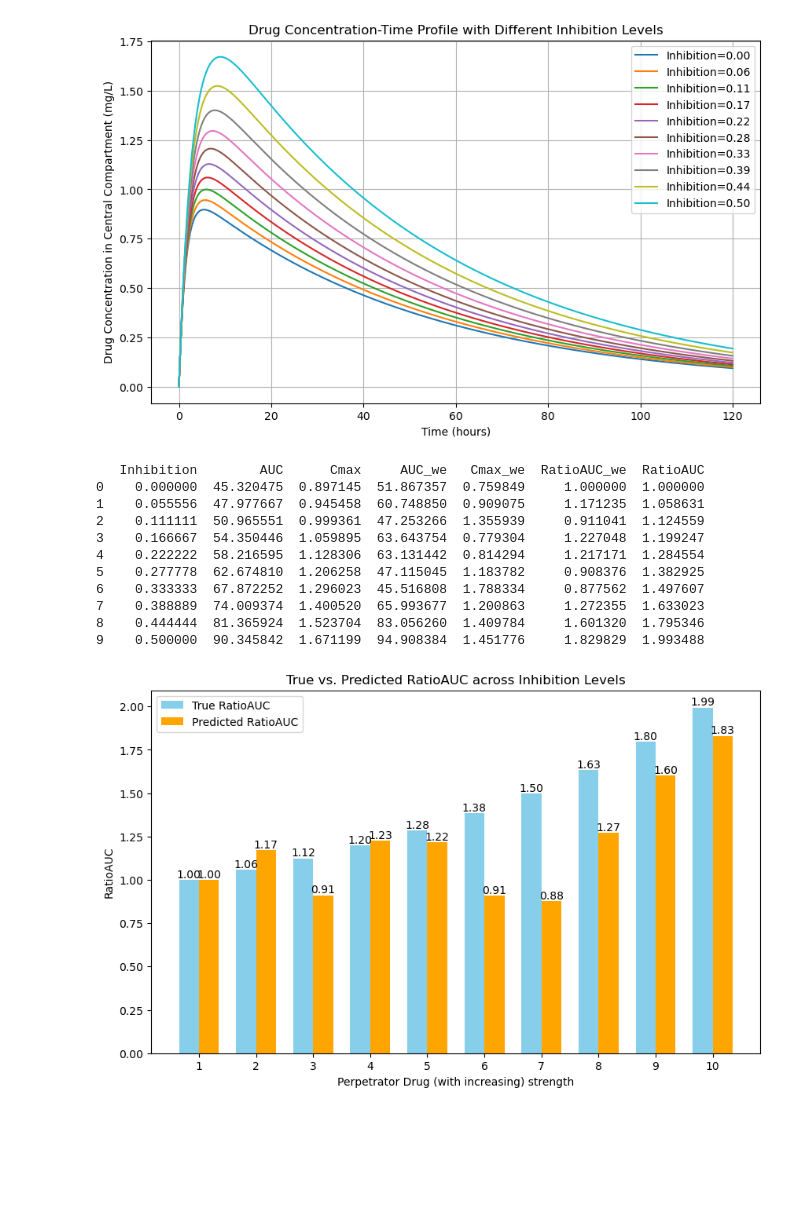
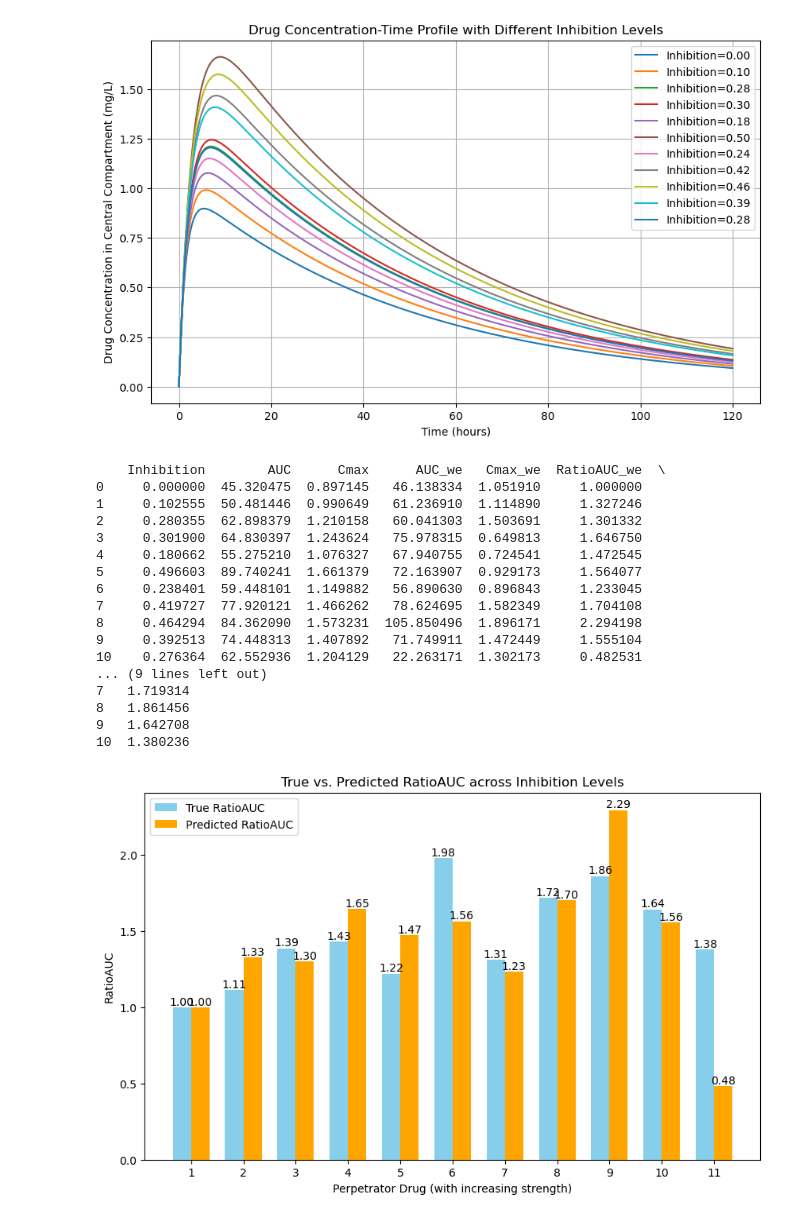
Before and after one commit to alexanderkulesza/assessmentOfMechanisticModels, a Jupyter notebook: MockModel.ipynb, the cells around one changed output. Saved outputs shown, nothing was run; the diff lists cells and outputs as text; code cells hidden in the pictures; blank space fills up the shorter version.

```diff
--- a/MockModel.ipynb
+++ b/MockModel.ipynb
@@ -48,15 +48,20 @@ model one_compartment_pk_model
 end
 '''
 
+numberofperpetrators=10
+
 # Define simulation parameters
 time_end = 24*5  # Simulation time (hours)
 num_points = 500  # Number of time points
 
 # Simulate the model for a range of inhibition scenarios by altering the Inhibition parameter
-inhibition_values = np.linspace(0, 0.5, 10)  # Range from no inhibition to full inhibition
+inhibition_values = np.linspace(0, 0.5, numberofperpetrators)  # Range from no inhibition to full inhibition
+inhibition_values = [0]+ list(np.random.uniform(0, 0.5, numberofperpetrators))  # Range from no inhibition to full inhibition
 covariate_value = 1.0  # Can adjust this to simulate different covariate effects
 results = []
 resultsanalysis=[]
+
+print("hello")
 
 r = te.loada(model)
 
@@ -103,46 +108,52 @@ df['Inhibition'] = df['Inhibition'].astype(str)  # Convert Inhibition to categor
 # Set up the bar plot
 fig, ax = plt.subplots(figsize=(10, 6))
 
 bar_width = 0.35
 index = np.arange(len(df['Inhibition']))
 
 # Plot the true RatioAUC
 bar1 = ax.bar(index, df['RatioAUC'], bar_width, label='True RatioAUC', color='skyblue')
 
 # Plot the observed RatioAUC_we
 bar2 = ax.bar(index + bar_width, df['RatioAUC_we'], bar_width, label='Predicted RatioAUC', color='orange')
 
 # Add labels, title, and legend
 ax.set_xlabel('Perpetrator Drug (with increasing strength)')
 ax.set_ylabel('RatioAUC')
 ax.set_title('True vs. Predicted RatioAUC across Inhibition Levels')
 ax.set_xticks(index + bar_width / 2)
 ax.set_xticklabels(np.arange(1, len(df) + 1))
 ax.legend()
 
 # Add value annotations on the bars
 for rect in bar1 + bar2:
     height = rect.get_height()
     ax.text(rect.get_x() + rect.get_width() / 2., height,
             f'{height:.2f}', ha='center', va='bottom', fontsize=10)
 
 # Save the plot
 plt.savefig("Grouped_RatioAUC_vs_Inhibition.png", dpi=300, bbox_inches='tight')
 plt.show()
 # %% [output]
-[figure, old version]
+[figure, new version]
-   Inhibition        AUC      Cmax     AUC_we   Cmax_we  RatioAUC_we  RatioAUC
-0    0.000000  45.320475  0.897145  51.867357  0.759849     1.000000  1.000000
-1    0.055556  47.977667  0.945458  60.748850  0.909075     1.171235  1.058631
-2    0.111111  50.965551  0.999361  47.253266  1.355939     0.911041  1.124559
-3    0.166667  54.350446  1.059895  63.643754  0.779304     1.227048  1.199247
-4    0.222222  58.216595  1.128306  63.131442  0.814294     1.217171  1.284554
-5    0.277778  62.674810  1.206258  47.115045  1.183782     0.908376  1.382925
-6    0.333333  67.872252  1.296023  45.516808  1.788334     0.877562  1.497607
-7    0.388889  74.009374  1.400520  65.993677  1.200863     1.272355  1.633023
-8    0.444444  81.365924  1.523704  83.056260  1.409784     1.601320  1.795346
-9    0.500000  90.345842  1.671199  94.908384  1.451776     1.829829  1.993488
+    Inhibition        AUC      Cmax      AUC_we   Cmax_we  RatioAUC_we  \
+0     0.000000  45.320475  0.897145   46.138334  1.051910     1.000000
+1     0.102555  50.481446  0.990649   61.236910  1.114890     1.327246
+2     0.280355  62.898379  1.210158   60.041303  1.503691     1.301332
+3     0.301900  64.830397  1.243624   75.978315  0.649813     1.646750
+4     0.180662  55.275210  1.076327   67.940755  0.724541     1.472545
+5     0.496603  89.740241  1.661379   72.163907  0.929173     1.564077
+6     0.238401  59.448101  1.149882   56.890630  0.896843     1.233045
+7     0.419727  77.920121  1.466262   78.624695  1.582349     1.704108
+8     0.464294  84.362090  1.573231  105.850496  1.896171     2.294198
+9     0.392513  74.448313  1.407892   71.749911  1.472449     1.555104
+10    0.276364  62.552936  1.204129   22.263171  1.302173     0.482531
+... (9 lines left out)
+7   1.719314
+8   1.861456
+9   1.642708
+10  1.380236
-[figure, old version]
+[figure, new version]
 # %%
 import numpy as np
 import scipy.stats as stats
```
Also changed, not shown: parts of 2 cells of this notebook, 1 other file.
